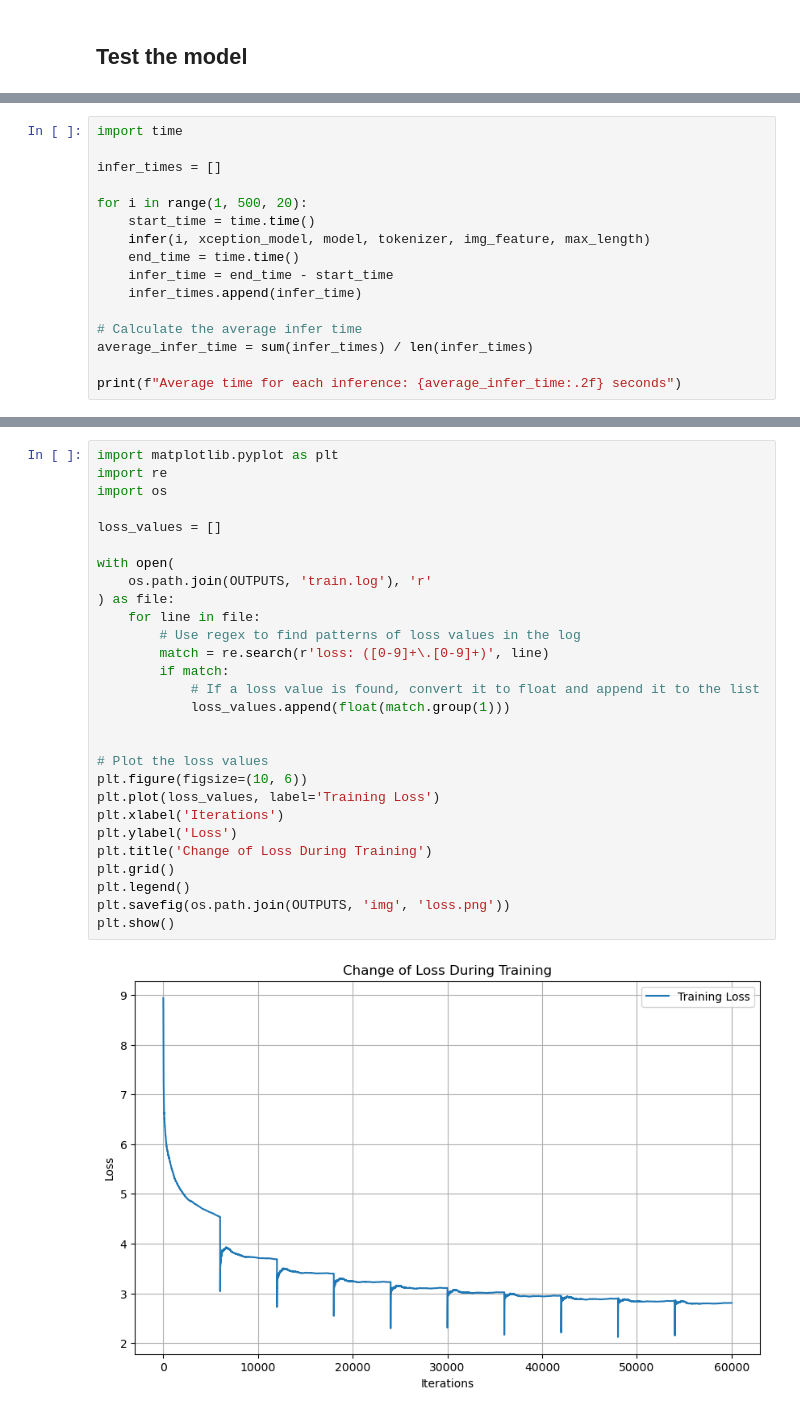
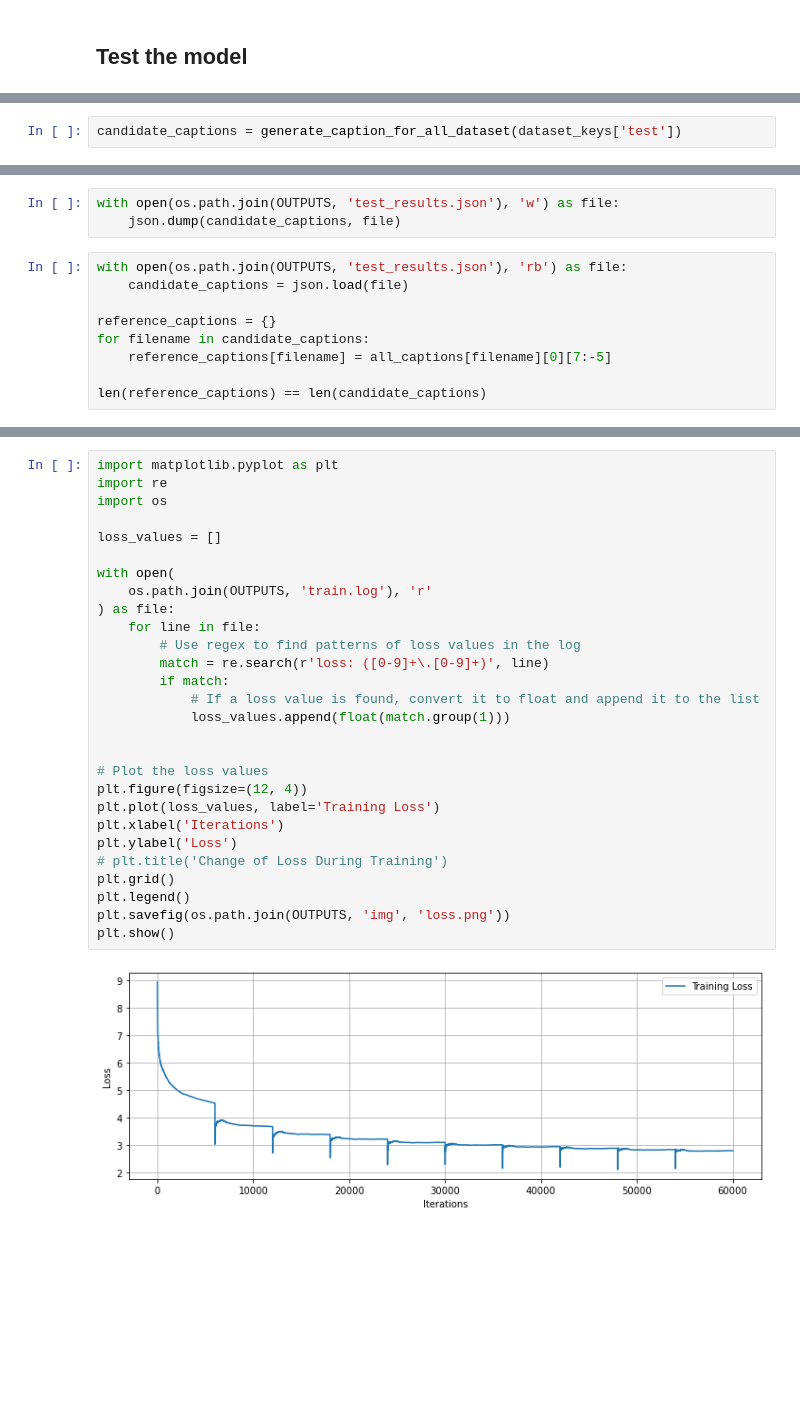
Before and after one commit to Kataraduo/aml-final, a Jupyter notebook: notebooks/01-Baseline.ipynb, the cells around one changed output, grey strips where cells are left out. Drawn from its saved outputs; the diff is of its cells as text; blank space fills up the shorter version.

```diff
--- a/notebooks/01-Baseline.ipynb
+++ b/notebooks/01-Baseline.ipynb
@@ -412,16 +448,0 @@ dataset_keys = json.load(
-# %%
-import time
-
-infer_times = []
-
-for i in range(1, 500, 20):
-    start_time = time.time()
-    infer(i, xception_model, model, tokenizer, img_feature, max_length)
-    end_time = time.time()
-    infer_time = end_time - start_time
-    infer_times.append(infer_time)
-
-# Calculate the average infer time
-average_infer_time = sum(infer_times) / len(infer_times)
-
-print(f"Average time for each inference: {average_infer_time:.2f} seconds")
@@ -446,0 +489,2 @@ Average time for each inference: 1.74 seconds
+# %%
+candidate_captions = generate_caption_for_all_dataset(dataset_keys['test'])
@@ -446,0 +509,12 @@ Average time for each inference: 1.74 seconds
+# %%
+with open(os.path.join(OUTPUTS, 'test_results.json'), 'w') as file:
+    json.dump(candidate_captions, file)
+# %%
+with open(os.path.join(OUTPUTS, 'test_results.json'), 'rb') as file:
+    candidate_captions = json.load(file)
+
+reference_captions = {}
+for filename in candidate_captions:
+    reference_captions[filename] = all_captions[filename][0][7:-5]
+
+len(reference_captions) == len(candidate_captions)
@@ -447,30 +578,30 @@ Average time for each inference: 1.74 seconds
 # %%
 import matplotlib.pyplot as plt
 import re
 import os
 
 loss_values = []
 
 with open(
     os.path.join(OUTPUTS, 'train.log'), 'r'
 ) as file:
     for line in file:
         # Use regex to find patterns of loss values in the log
         match = re.search(r'loss: ([0-9]+\.[0-9]+)', line)
         if match:
             # If a loss value is found, convert it to float and append it to the list
             loss_values.append(float(match.group(1)))
 
 
 # Plot the loss values
-plt.figure(figsize=(10, 6))
+plt.figure(figsize=(12, 4))
 plt.plot(loss_values, label='Training Loss')
 plt.xlabel('Iterations')
 plt.ylabel('Loss')
-plt.title('Change of Loss During Training')
+# plt.title('Change of Loss During Training')
 plt.grid()
 plt.legend()
 plt.savefig(os.path.join(OUTPUTS, 'img', 'loss.png'))
 plt.show()
 # %% [output]
-[figure, old version]
+[figure, new version]
```
Also changed, not shown: parts of 23 cells of this notebook, 6 other files.
